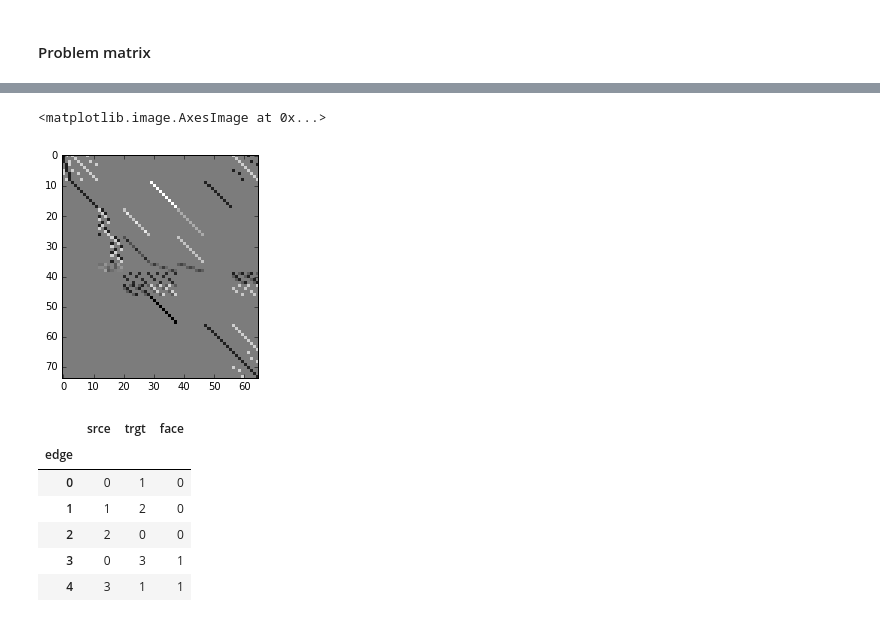
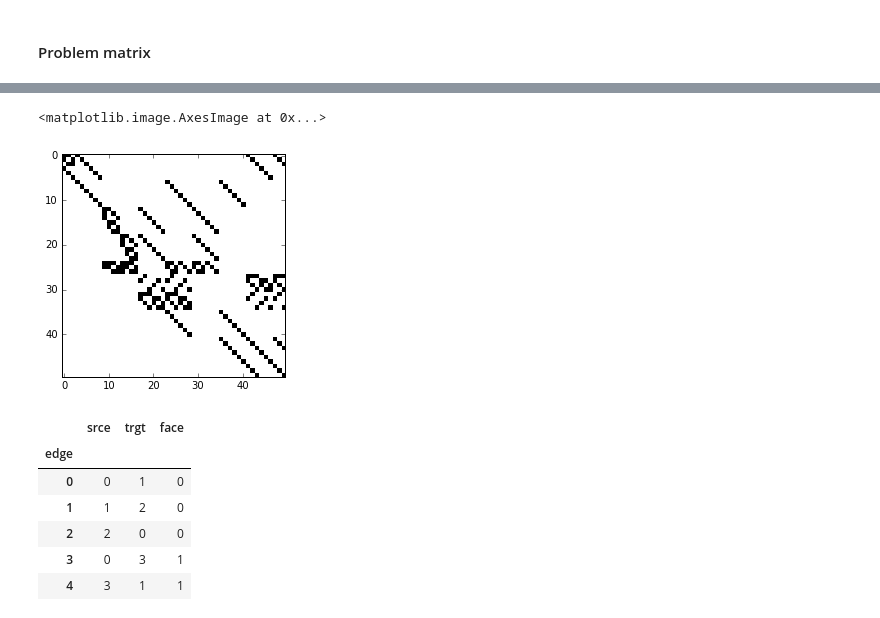
Before and after one commit to glyg/notebooks, a Jupyter notebook: tyssue/Rheology/Equations.ipynb, the cells around one changed output, grey strips where cells are left out. Saved outputs shown, nothing was run; the diff lists cells and outputs as text; code cells hidden in the pictures.

```diff
--- a/tyssue/Rheology/Equations.ipynb
+++ b/tyssue/Rheology/Equations.ipynb
@@ -307,19 +280,35 @@ def get_extra_indices(sheet):
     theta = np.arctan2(sheet.edge_df.loc[sheet.dble_edges, 'dy'],
                        sheet.edge_df.loc[sheet.dble_edges, 'dx'])
 
-    sheet.full_edges = sheet.edge_df.loc[sheet.dble_edges][theta <= 0 ].index
-    sheet.opp_edges = pd.Index(sheet.edge_df.loc[full_edges, 'opposite'].astype(np.int),
+    sheet.full_edges = sheet.edge_df.loc[sheet.dble_edges][(theta <= 0) & (theta < np.pi)].index
+    sheet.opp_edges = pd.Index(sheet.edge_df.loc[sheet.full_edges,
+                                                 'opposite'].astype(np.int),
                                name='edge')
 
     sheet.free_edges = sheet.edge_df[sheet.edge_df['opposite'] == -1].index
-    sheet.full_and_free = full_edges.append(free_edges)
-    sheet.Ni = sheet.full_edges.size # number of inside (full) edges
-    sheet.Nd = sheet.dble_edges.size # number of non free half edges
-    sheet.No = sheet.free_edges.size # number of boundary (free) halfedges, facing out
+    sheet.full_and_free = sheet.full_edges.append(sheet.free_edges)
+    sheet.Ni = sheet.full_edges.size # number of inside (full) edges (N_1)
+    sheet.Nd = sheet.dble_edges.size # number of non free half edges (2N_1)
+    sheet.No = sheet.free_edges.size # number of boundary (free) halfedges, facing out (N_2)
 
-    sheet.in_faces = sheet.edge_df.loc[sheet.full_edges, 'face'].astype(np.int)
-    sheet.opp_faces = sheet.edge_df.loc[sheet.opp_edges, 'face'].astype(np.int)
-    sheet.out_faces = sheet.edge_df.loc[sheet.free_edges, 'face'].astype(np.int)
+def reorder_edges(sheet):
+    """ reorder edges such that half the double edges are first, then the free edges,
+    the the over half of the double edges, opposite order
 
-get_extra_indices(sheet)
+    this way, each subset of the edges are contiguous
+    """
+    get_extra_indices(sheet)
+    sheet.edge_df = pd.concat([sheet.edge_df.loc[sheet.full_and_free],
+                               sheet.edge_df.loc[sheet.opp_edges]])
+    sheet.reset_index()
+    sheet.reset_topo()
+    get_extra_indices(sheet)
+
+def get_datasets(sheet):
+    sub_datasets = {'full': sheet.edge_df.loc[sheet.full_edges], # N_1
+                    'full_and_free': sheet.edge_df.loc[sheet.full_and_free], # N_1 + N_2
+                    'opp': sheet.edge_df.loc[sheet.opp_edges], # N_1
+                    'dble': sheet.edge_df.loc[sheet.dble_edges], #2 * N_1
+                    'all': sheet.edge_df} # 2N_1 + N_2
+    return sub_datasets
 # %%
@@ -404,4 +379,6 @@ class RheologyModel():
 
         return row_idxs, col_idxs
 # %%
+reorder_edges(sheet)
+sheet.sub_datasets = get_datasets(sheet)
 row_idxs, col_idxs = RheologyModel.matrix_indices(sheet)
@@ -945,9 +966,9 @@ OrderedDict([('laplace', array([0, 1, 2, 3, 4, 5, 6, 7, 8])),
 # %%
 fig, ax = plt.subplots()
-ax.imshow(mat.toarray(), cmap='Greys', interpolation='nearest')
+ax.imshow(np.abs(mat.toarray())>0, cmap='Greys', interpolation='nearest')
 # %% [output]
 <matplotlib.image.AxesImage at 0x...>
-[figure, old version]
+[figure, new version]
 # %%
 sheet.edge_df[['srce', 'trgt', 'face']]
 # %% [output]
```
Also changed, not shown: parts of 13 cells of this notebook.
